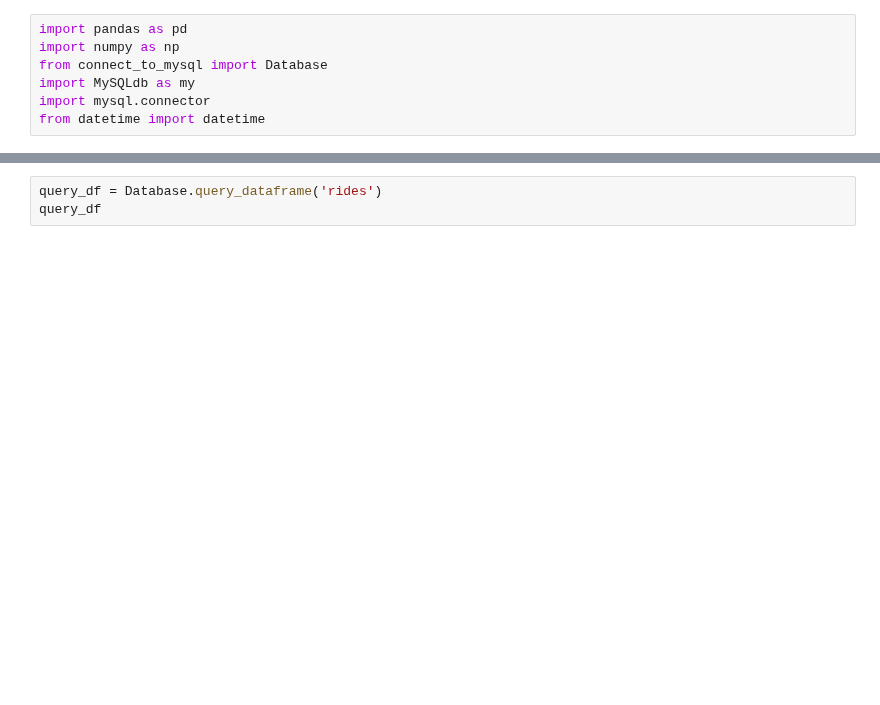
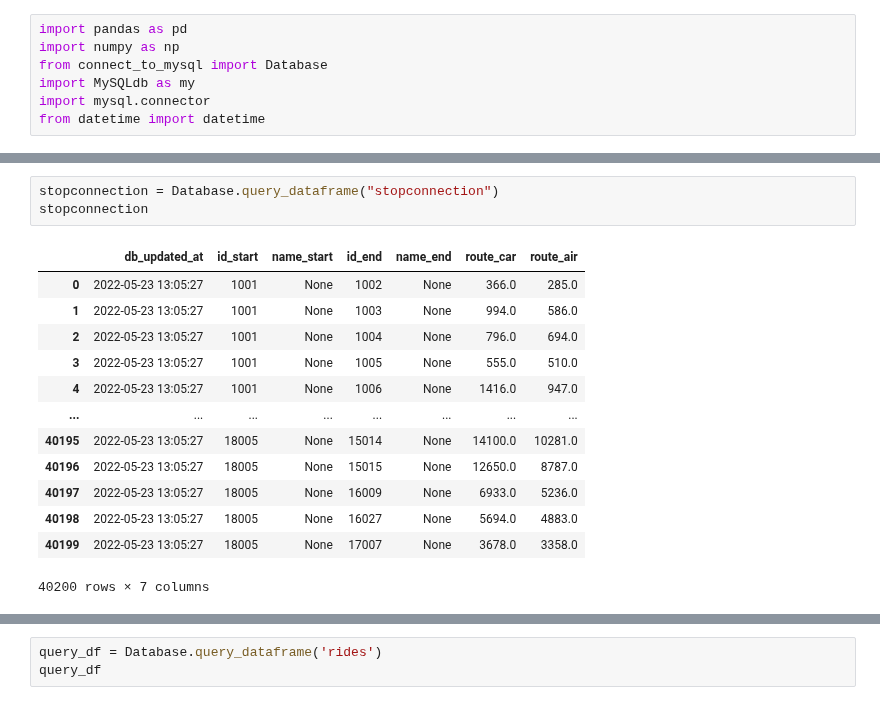
Before and after one commit to Lukas-Dierkes/vehicle-stream-team-project, a Jupyter notebook: vehicle_stream_pipeline/test_database.ipynb, the cells around one changed output, grey strips where cells are left out. Drawn from its saved outputs; the diff is of its cells as text; blank space fills up the shorter version.

```diff
--- a/vehicle_stream_pipeline/test_database.ipynb
+++ b/vehicle_stream_pipeline/test_database.ipynb
@@ -48,0 +94,17 @@ Commit Succesful
+# %%
+stopconnection = Database.query_dataframe("stopconnection")
+stopconnection
+# %% [output]
+|  | db_updated_at | id_start | name_start | id_end | name_end | route_car | route_air |
+| 0 | 2022-05-23 13:05:27 | 1001 | None | 1002 | None | 366.0 | 285.0 |
+| 1 | 2022-05-23 13:05:27 | 1001 | None | 1003 | None | 994.0 | 586.0 |
+| 2 | 2022-05-23 13:05:27 | 1001 | None | 1004 | None | 796.0 | 694.0 |
+| 3 | 2022-05-23 13:05:27 | 1001 | None | 1005 | None | 555.0 | 510.0 |
+| 4 | 2022-05-23 13:05:27 | 1001 | None | 1006 | None | 1416.0 | 947.0 |
+| ... | ... | ... | ... | ... | ... | ... | ... |
+| 40195 | 2022-05-23 13:05:27 | 18005 | None | 15014 | None | 14100.0 | 10281.0 |
+| 40196 | 2022-05-23 13:05:27 | 18005 | None | 15015 | None | 12650.0 | 8787.0 |
+| 40197 | 2022-05-23 13:05:27 | 18005 | None | 16009 | None | 6933.0 | 5236.0 |
+| 40198 | 2022-05-23 13:05:27 | 18005 | None | 16027 | None | 5694.0 | 4883.0 |
+| 40199 | 2022-05-23 13:05:27 | 18005 | None | 17007 | None | 3678.0 | 3358.0 |
+40200 rows × 7 columns
```
Also changed, not shown: parts of 7 cells of this notebook, 1 other file.
